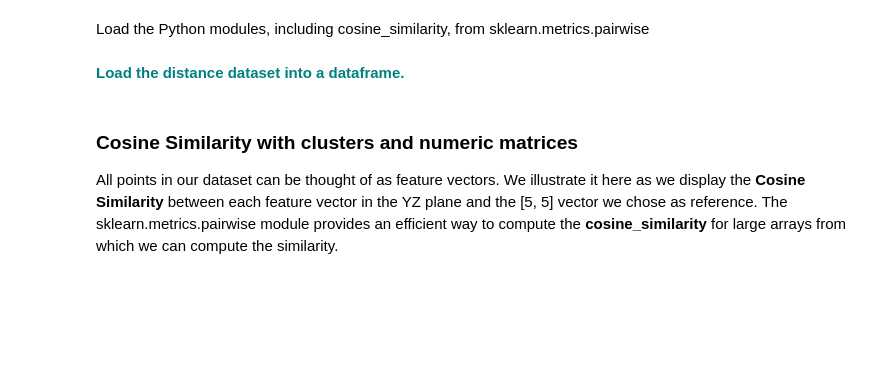
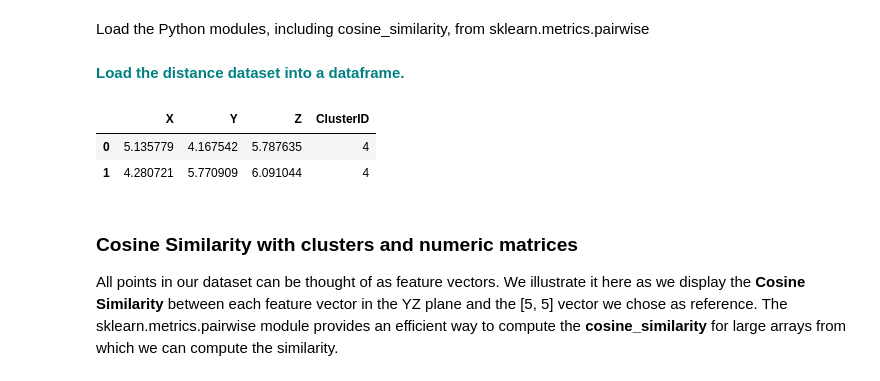
Before and after one commit to cabruck/DataScienceCosineSimilarity, a Jupyter notebook: Cosine_Similarity_Case_Study.ipynb, the cells around one changed output. Cells and saved outputs as stored; diff of their text form; code cells hidden in the pictures; blank space fills up the shorter version.

```diff
--- a/Cosine_Similarity_Case_Study.ipynb
+++ b/Cosine_Similarity_Case_Study.ipynb
@@ -15,6 +15,13 @@ from scipy import spatial
 from sklearn.metrics.pairwise import cosine_similarity
 # %% [markdown]
 **<font color='teal'> Load the distance dataset into a dataframe. </font>**
+# %%
+loaded = pd.read_csv('distance_dataset.csv',index_col=0)
+loaded.head(2)
+# %% [output]
+|  | X | Y | Z | ClusterID |
+| 0 | 5.135779 | 4.167542 | 5.787635 | 4 |
+| 1 | 4.280721 | 5.770909 | 6.091044 | 4 |
 # %% [markdown]
 ### Cosine Similarity with clusters and numeric matrices
 
```
Also changed, not shown: parts of 16 cells of this notebook.
